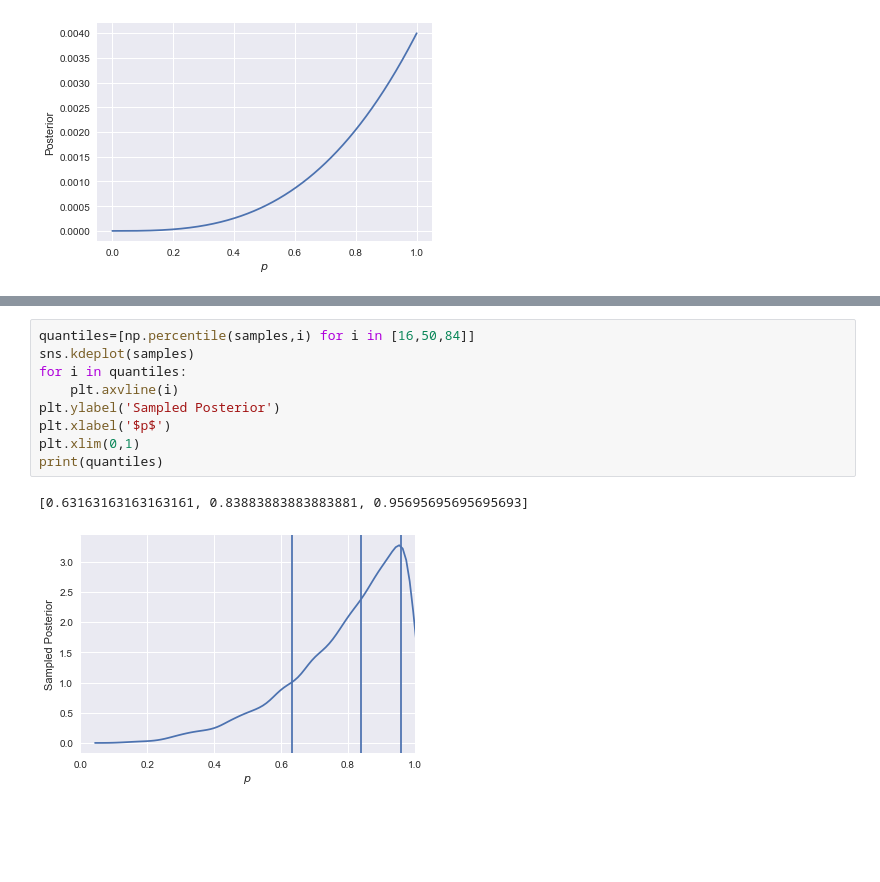
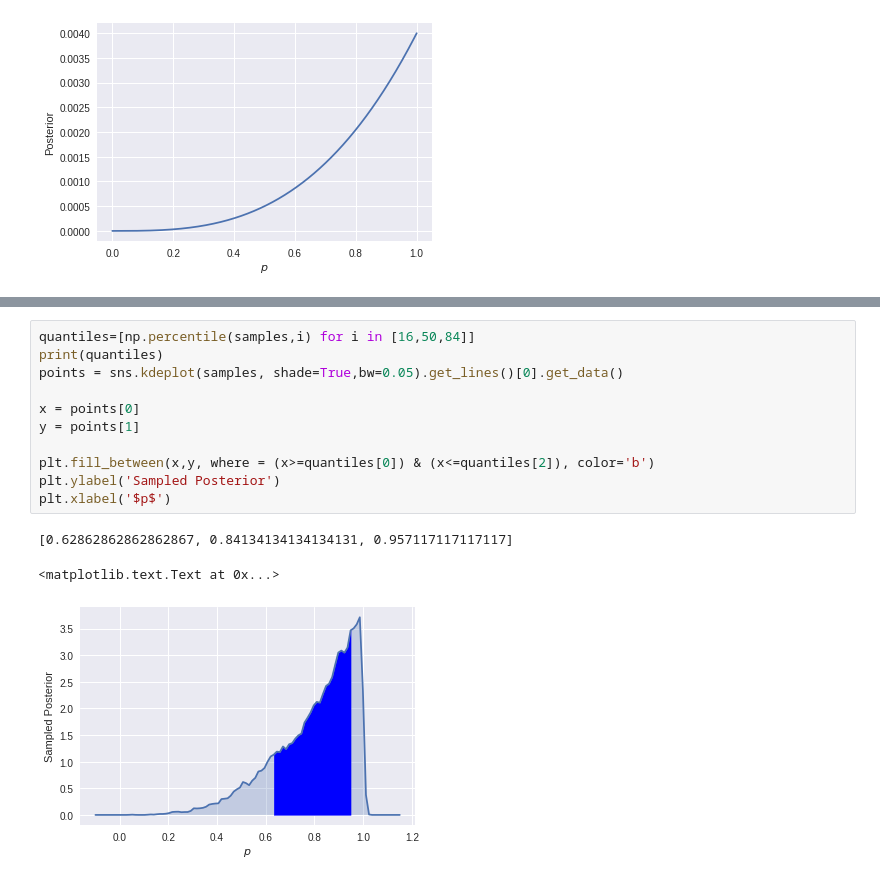
Before and after one commit to saint-germain/marginalization_bayes, a Jupyter notebook: stat_reth_ch3.ipynb, the cells around one changed output, grey strips where cells are left out. Saved outputs shown, nothing was run; the diff lists cells and outputs as text; blank space fills up the shorter version.

```diff
--- a/stat_reth_ch3.ipynb
+++ b/stat_reth_ch3.ipynb
@@ -68,12 +68,15 @@ plt.ylabel('$p$')
 # %%
 quantiles=[np.percentile(samples,i) for i in [16,50,84]]
-sns.kdeplot(samples)
-for i in quantiles:
-    plt.axvline(i)
+print(quantiles)
+points = sns.kdeplot(samples, shade=True,bw=0.05).get_lines()[0].get_data()
+
+x = points[0]
+y = points[1]
+
+plt.fill_between(x,y, where = (x>=quantiles[0]) & (x<=quantiles[2]), color='b')
 plt.ylabel('Sampled Posterior')
 plt.xlabel('$p$')
-plt.xlim(0,1)
-print(quantiles)
 # %% [output]
-[0.63163163163163161, 0.83883883883883881, 0.95695695695695693]
+[0.62862862862862867, 0.84134134134134131, 0.957117117117117]
+<matplotlib.text.Text at 0x...>
-[figure, old version]
+[figure, new version]
```
Also changed, not shown: parts of 23 cells of this notebook, 1 other file.
